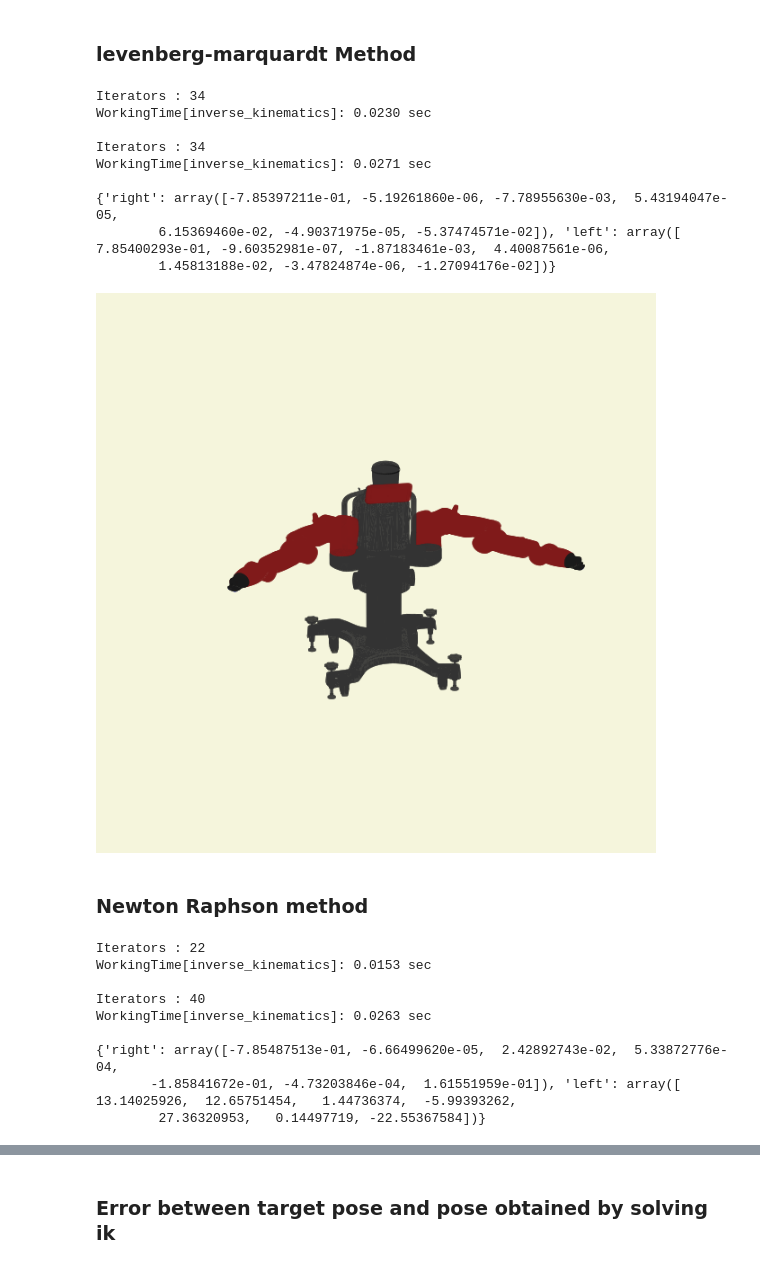
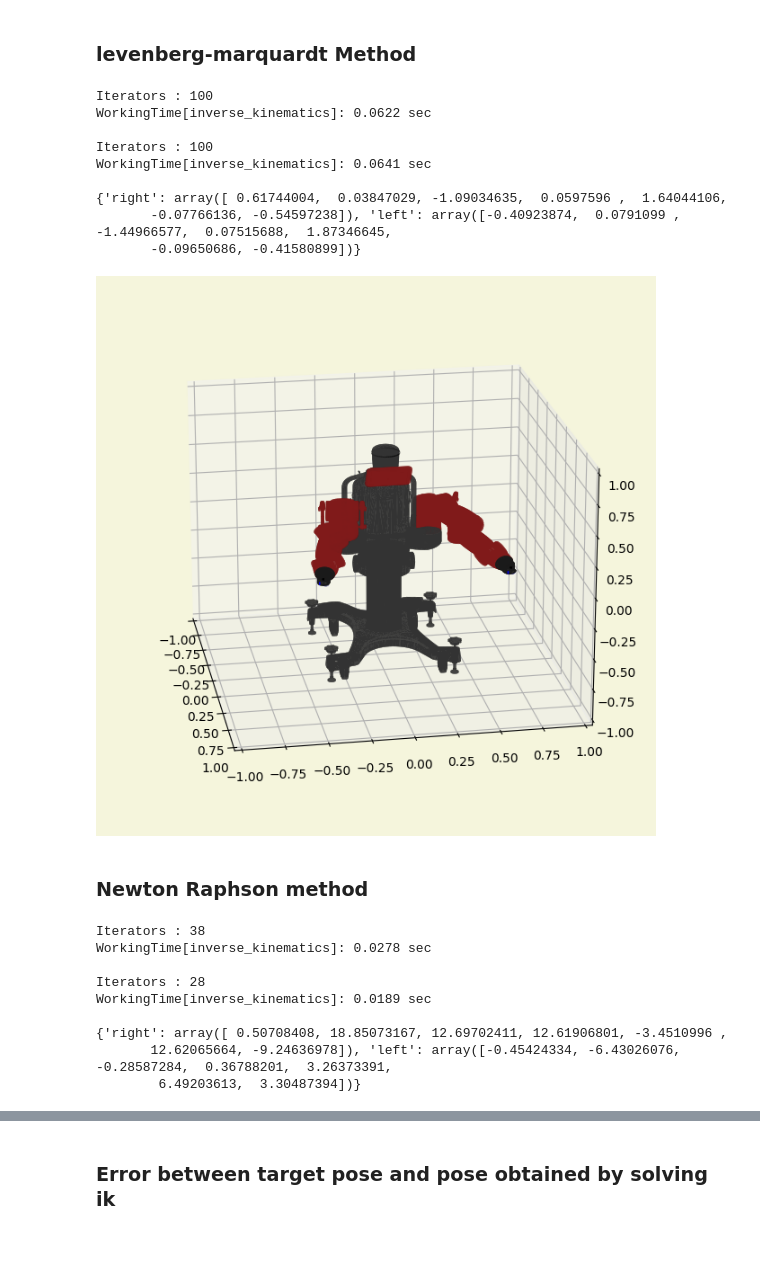
Before and after one commit to jdj2261/pykin, a Jupyter notebook: tutorials/03_robot_IK.ipynb, the cells around one changed output, grey strips where cells are left out. Drawn from its saved outputs; the diff is of its cells as text; code cells hidden in the pictures.

```diff
--- a/tutorials/03_robot_IK.ipynb
+++ b/tutorials/03_robot_IK.ipynb
@@ -23,11 +23,12 @@ robot.setup_link_name("base", "left_wrist")
 # %%
 # set the angles you want
 head_thetas =  np.zeros(1)
-right_arm_thetas = np.array([-np.pi/4 , 0, 0, 0, 0 , 0 ,0])
-left_arm_thetas = np.array([np.pi/4 , 0, 0, 0, 0 , 0 ,0])
+right_arm_thetas = np.array([np.pi/6, 0, 0, 0, 0, 0, 0])
+left_arm_thetas = np.array([-np.pi/6, 0, 0, 0, 0, 0, 0])
 # %% [markdown]
 ### Compute the forward kinematics to set the robot's target pose.
 # %%
 thetas = np.concatenate((head_thetas ,right_arm_thetas ,left_arm_thetas))
 target_fk = robot.forward_kin(thetas)
+robot.set_transform(thetas)
 # %%
@@ -78,27 +79,29 @@ ik_LM_result = robot.inverse_kin(
     max_iter=100)
 print(ik_LM_result)
 # %% [output]
-Iterators : 34
-WorkingTime[inverse_kinematics]: 0.0230 sec
+Iterators : 100
+WorkingTime[inverse_kinematics]: 0.0622 sec
 
-Iterators : 34
-WorkingTime[inverse_kinematics]: 0.0271 sec
+Iterators : 100
+WorkingTime[inverse_kinematics]: 0.0641 sec
 
-{'right': array([-7.85397211e-01, -5.19261860e-06, -7.78955630e-03,  5.43194047e-05,
-        6.15369460e-02, -4.90371975e-05, -5.37474571e-02]), 'left': array([ 7.85400293e-01, -9.60352981e-07, -1.87183461e-03,  4.40087561e-06,
-        1.45813188e-02, -3.47824874e-06, -1.27094176e-02])}
+{'right': array([ 0.61744004,  0.03847029, -1.09034635,  0.0597596 ,  1.64044106,
+       -0.07766136, -0.54597238]), 'left': array([-0.40923874,  0.0791099 , -1.44966577,  0.07515688,  1.87346645,
+       -0.09650686, -0.41580899])}
 # %%
 thetas_LM = np.concatenate((head_thetas, ik_LM_result["right"], ik_LM_result["left"]))
 result_fk_LM = robot.forward_kin(thetas_LM)
-_, ax = p_utils.init_3d_figure("LM IK Result")
+robot.set_transform(thetas_LM)
+
+_, ax = p_utils.init_3d_figure("LM IK Result", visible_axis=True)
 p_utils.plot_robot(ax=ax,
                robot=robot,
                geom="visual",
                only_visible_geom=True,
                alpha=1)
 p_utils.show_figure()
 # %% [output]
-[figure, old version]
+[figure, new version]
 # %% [markdown]
 ### Newton Raphson method
 # %%
@@ -109,15 +112,15 @@ ik_NR_result = robot.inverse_kin(
     max_iter=100)
 print(ik_NR_result)
 # %% [output]
-Iterators : 22
-WorkingTime[inverse_kinematics]: 0.0153 sec
+Iterators : 38
+WorkingTime[inverse_kinematics]: 0.0278 sec
 
-Iterators : 40
-WorkingTime[inverse_kinematics]: 0.0263 sec
+Iterators : 28
+WorkingTime[inverse_kinematics]: 0.0189 sec
 
-{'right': array([-7.85487513e-01, -6.66499620e-05,  2.42892743e-02,  5.33872776e-04,
-       -1.85841672e-01, -4.73203846e-04,  1.61551959e-01]), 'left': array([ 13.14025926,  12.65751454,   1.44736374,  -5.99393262,
-        27.36320953,   0.14497719, -22.55367584])}
+{'right': array([ 0.50708408, 18.85073167, 12.69702411, 12.61906801, -3.4510996 ,
+       12.62065664, -9.24636978]), 'left': array([-0.45424334, -6.43026076, -0.28587284,  0.36788201,  3.26373391,
+        6.49203613,  3.30487394])}
 # %%
 thetas_NR = np.concatenate((head_thetas, ik_NR_result["right"], ik_NR_result["left"]))
 result_fk_NR = robot.forward_kin(thetas_NR)
```
Also changed, not shown: parts of 4 cells of this notebook, 4 other files.
